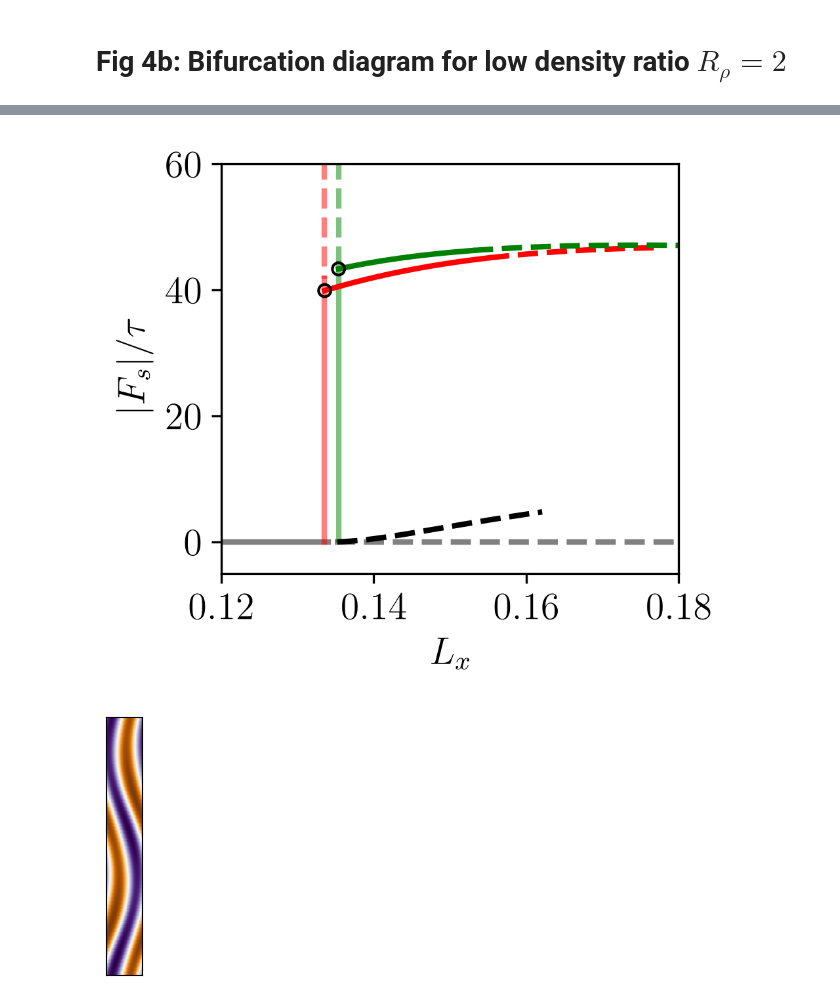
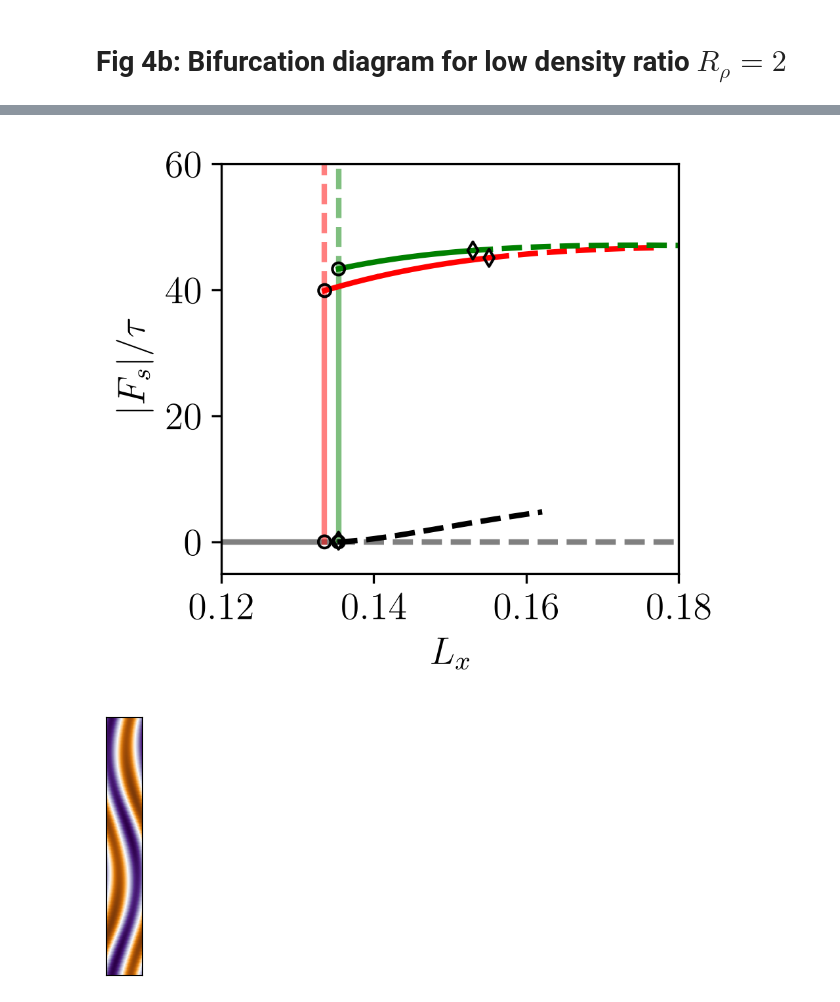
Before and after one commit to cliu124/Exact_Coherent_Structures_of_Salt_Finger_Convection_Layering_and_Shear_Generation, a Jupyter notebook: Fig4.ipynb, the cells around one changed output, grey strips where cells are left out. Cells and saved outputs as stored; diff of their text form; code cells hidden in the pictures.

```diff
--- a/Fig4.ipynb
+++ b/Fig4.ipynb
@@ -176,18 +140,18 @@ Loading B data from ../Data/Ra1e5_Pr7_tau0.01_Rrho2/...
 # %%
 with open('Fig4b_data.pkl', 'rb') as file:
     data_density_ratio_2 = pickle.load(file)
 
 fig, ax = plt.subplots(figsize=(3, 2.7), dpi=300)
 plot_bifurcation_diagram(ax, data_density_ratio_2, lw=2)
+plot_scatter_for_first_point(ax, data_density_ratio_2)
+plot_scatter_for_stability_change(ax, data_density_ratio_2)
 ax.set_xlim([0.12,0.18])
 ax.set_ylim([-5,60])
 ax.set_xlabel(r"$L_x$")
 ax.set_ylabel(r"$|F_s|/\tau$")
-plot_scatter_for_stability_change(ax, data_density_ratio_2, color_hopf='k', s=20)
-plot_scatter_for_first_point(ax, data_density_ratio_2, s=20)
 fig.savefig('Fig4b.png', dpi=300, bbox_inches='tight')
 # %% [output]
-[figure, old version]
+[figure, new version]
 # %%
 plot_sample('Samples/Rrho2_Ra1e5_Pr7_tau0.01/Lx0.14_WF/solution.h5',
             'Samples/Rrho2_Ra1e5_Pr7_tau0.01/Lx0.14_WF/WF.png',
```
Also changed, not shown: parts of 6 cells of this notebook, 13 other files.
